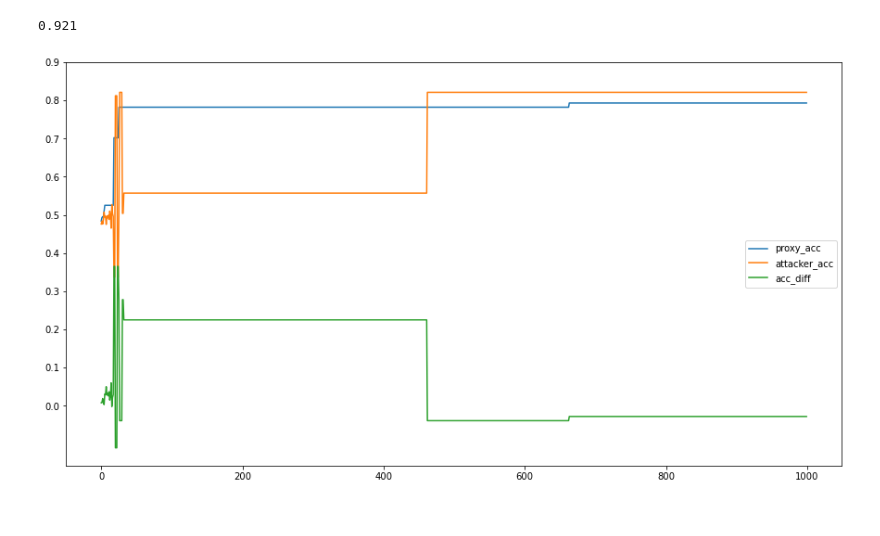
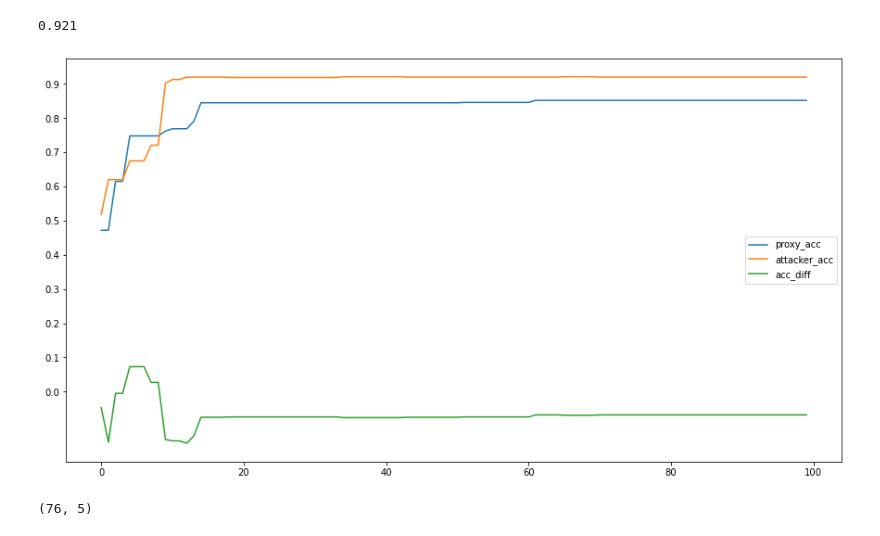
Before and after one commit to jonathanvevance/model_security, a Jupyter notebook: privacy_tests.ipynb, the cells around one changed output. Saved outputs shown, nothing was run; the diff lists cells and outputs as text; code cells hidden in the pictures.

```diff
--- a/privacy_tests.ipynb
+++ b/privacy_tests.ipynb
@@ -148,9 +172,13 @@ print(accuracy_score(true_clf.predict(X), y))
 # %%
 # attacker_clf = SVC(kernel = 'poly', degree = 2)
 attacker_clf = DecisionTreeClassifier(max_depth = 4)
 proxy = online_svm_qp(1.0, degree = 2) # 1.0 is a good default
-attacker = naive_attacker(true_clf, attacker_clf)
+attacker = naive_attacker(X, true_clf, attacker_clf)
 naive_test = test_proxy(proxy, attacker, X, y, log = False)
-naive_test.steal(1000)
+naive_test.steal(100)
 # %% [output]
-[figure, old version]
+[figure, new version]
+# %%
+proxy.X_retained.shape
+# %% [output]
+(76, 5)
```
Also changed, not shown: parts of 9 cells of this notebook, 1 other file.
